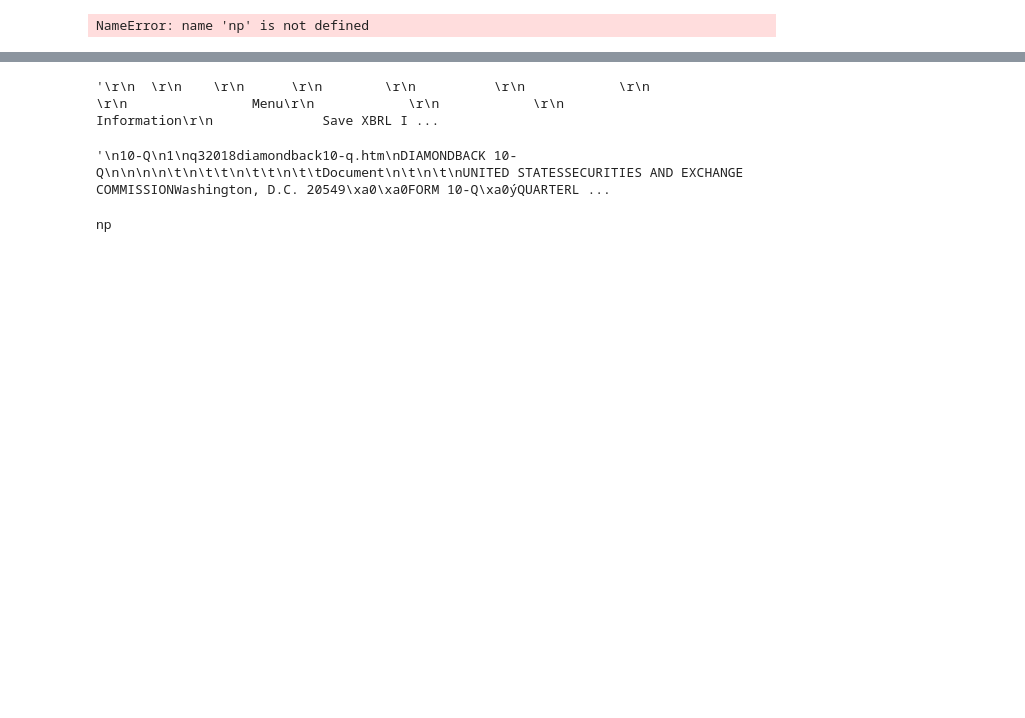
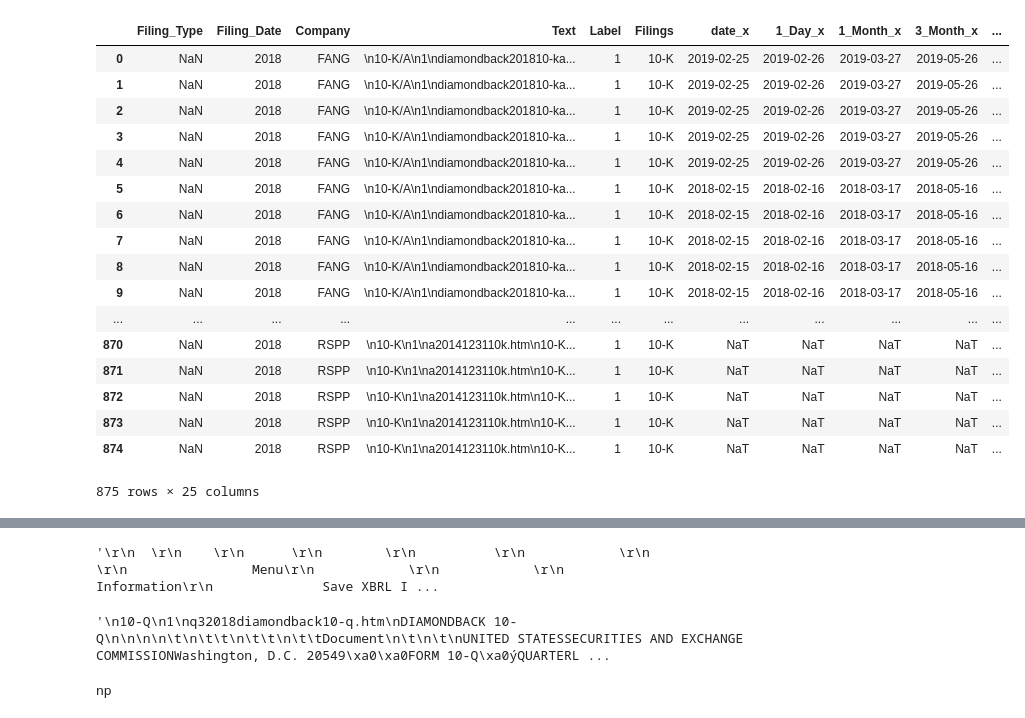
Before and after one commit to NickDonahoe/OilGasEarningsAnalysis, a Jupyter notebook: Edgar Python/DataFrameGenerator.ipynb, the cells around one changed output, grey strips where cells are left out. Saved outputs shown, nothing was run; the diff lists cells and outputs as text; code cells hidden in the pictures; blank space fills up the shorter version.

```diff
--- a/Edgar Python/DataFrameGenerator.ipynb
+++ b/Edgar Python/DataFrameGenerator.ipynb
@@ -24,4 +129,27 @@ def ten_k_files():
+# %%
+docs_df
+# %% [output]
+|  | Filing_Type | Filing_Date | Company | Text | Label | Filings | date_x | 1_Day_x | 1_Month_x | 3_Month_x | ... |
+| 0 | NaN | 2018 | FANG | \n10-K/A\n1\ndiamondback201810-ka... | 1 | 10-K | 2019-02-25 | 2019-02-26 | 2019-03-27 | 2019-05-26 | ... |
+| 1 | NaN | 2018 | FANG | \n10-K/A\n1\ndiamondback201810-ka... | 1 | 10-K | 2019-02-25 | 2019-02-26 | 2019-03-27 | 2019-05-26 | ... |
+| 2 | NaN | 2018 | FANG | \n10-K/A\n1\ndiamondback201810-ka... | 1 | 10-K | 2019-02-25 | 2019-02-26 | 2019-03-27 | 2019-05-26 | ... |
+| 3 | NaN | 2018 | FANG | \n10-K/A\n1\ndiamondback201810-ka... | 1 | 10-K | 2019-02-25 | 2019-02-26 | 2019-03-27 | 2019-05-26 | ... |
+| 4 | NaN | 2018 | FANG | \n10-K/A\n1\ndiamondback201810-ka... | 1 | 10-K | 2019-02-25 | 2019-02-26 | 2019-03-27 | 2019-05-26 | ... |
+| 5 | NaN | 2018 | FANG | \n10-K/A\n1\ndiamondback201810-ka... | 1 | 10-K | 2018-02-15 | 2018-02-16 | 2018-03-17 | 2018-05-16 | ... |
+| 6 | NaN | 2018 | FANG | \n10-K/A\n1\ndiamondback201810-ka... | 1 | 10-K | 2018-02-15 | 2018-02-16 | 2018-03-17 | 2018-05-16 | ... |
+| 7 | NaN | 2018 | FANG | \n10-K/A\n1\ndiamondback201810-ka... | 1 | 10-K | 2018-02-15 | 2018-02-16 | 2018-03-17 | 2018-05-16 | ... |
+| 8 | NaN | 2018 | FANG | \n10-K/A\n1\ndiamondback201810-ka... | 1 | 10-K | 2018-02-15 | 2018-02-16 | 2018-03-17 | 2018-05-16 | ... |
+| 9 | NaN | 2018 | FANG | \n10-K/A\n1\ndiamondback201810-ka... | 1 | 10-K | 2018-02-15 | 2018-02-16 | 2018-03-17 | 2018-05-16 | ... |
+| ... | ... | ... | ... | ... | ... | ... | ... | ... | ... | ... | ... |
+| 870 | NaN | 2018 | RSPP | \n10-K\n1\na2014123110k.htm\n10-K... | 1 | 10-K | NaT | NaT | NaT | NaT | ... |
+| 871 | NaN | 2018 | RSPP | \n10-K\n1\na2014123110k.htm\n10-K... | 1 | 10-K | NaT | NaT | NaT | NaT | ... |
+| 872 | NaN | 2018 | RSPP | \n10-K\n1\na2014123110k.htm\n10-K... | 1 | 10-K | NaT | NaT | NaT | NaT | ... |
+| 873 | NaN | 2018 | RSPP | \n10-K\n1\na2014123110k.htm\n10-K... | 1 | 10-K | NaT | NaT | NaT | NaT | ... |
+| 874 | NaN | 2018 | RSPP | \n10-K\n1\na2014123110k.htm\n10-K... | 1 | 10-K | NaT | NaT | NaT | NaT | ... |
+875 rows × 25 columns
 # %%
+
+
 file = '../data/FANG.csv'
 df_FANG = pd.read_csv(file, encoding="ISO-8859-1", index_col=[0])
 df_FANG.drop(['company', 'open', 'high', 'low','adjusted_close', 'volume', 'dividend_amount', 'split_coefficient' ,'crude_price'], axis=1, inplace=True)
@@ -41,5 +169,20 @@ df_FANG_dates.rename(columns = {'Filing Date':'date'}, inplace = True)
 df_FANG_dates['1_Day'] = df_FANG_dates['date'] + np.timedelta64(1,'D')
 df_FANG_dates['1_Month'] = df_FANG_dates['date'] + np.timedelta64(30,'D')
 df_FANG_dates['3_Month'] = df_FANG_dates['date'] + np.timedelta64(90,'D')
+
+df_FANG_dates = pd.merge(df_FANG_dates, df_FANG, on='date' ,how='left')
+
+df_FANG.rename(columns = {'date':'1_Day'}, inplace = True)
+df_FANG.rename(columns = {'close':'close_1_Day'}, inplace = True)
+
+df_FANG_dates = pd.merge(df_FANG_dates, df_FANG, on='1_Day' ,how='left')
+
+df_FANG.rename(columns = {'1_Day':'1_Month'}, inplace = True)
+df_FANG.rename(columns = {'close_1_Day':'close_1_Month'}, inplace = True)
+
+df_FANG_dates = pd.merge(df_FANG_dates, df_FANG, on='1_Month' ,how='left')
+
+df_FANG.rename(columns = {'1_Month':'3_Month'}, inplace = True)
+df_FANG.rename(columns = {'close_1_Month':'close_3_Month'}, inplace = True)
+
+df_FANG_dates = pd.merge(df_FANG_dates, df_FANG, on='3_Month' ,how='left')
-# %% [output]
-NameError: name 'np' is not defined
```
Also changed, not shown: parts of 7 cells of this notebook.
